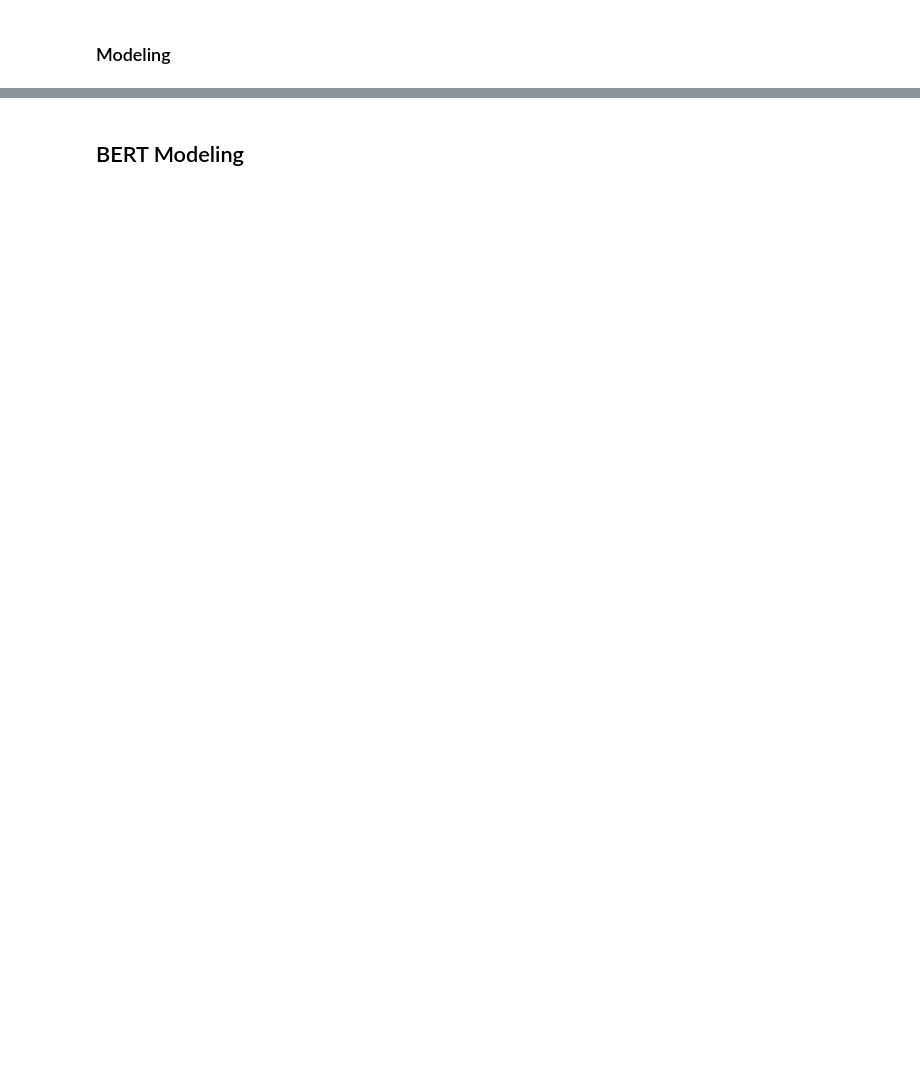
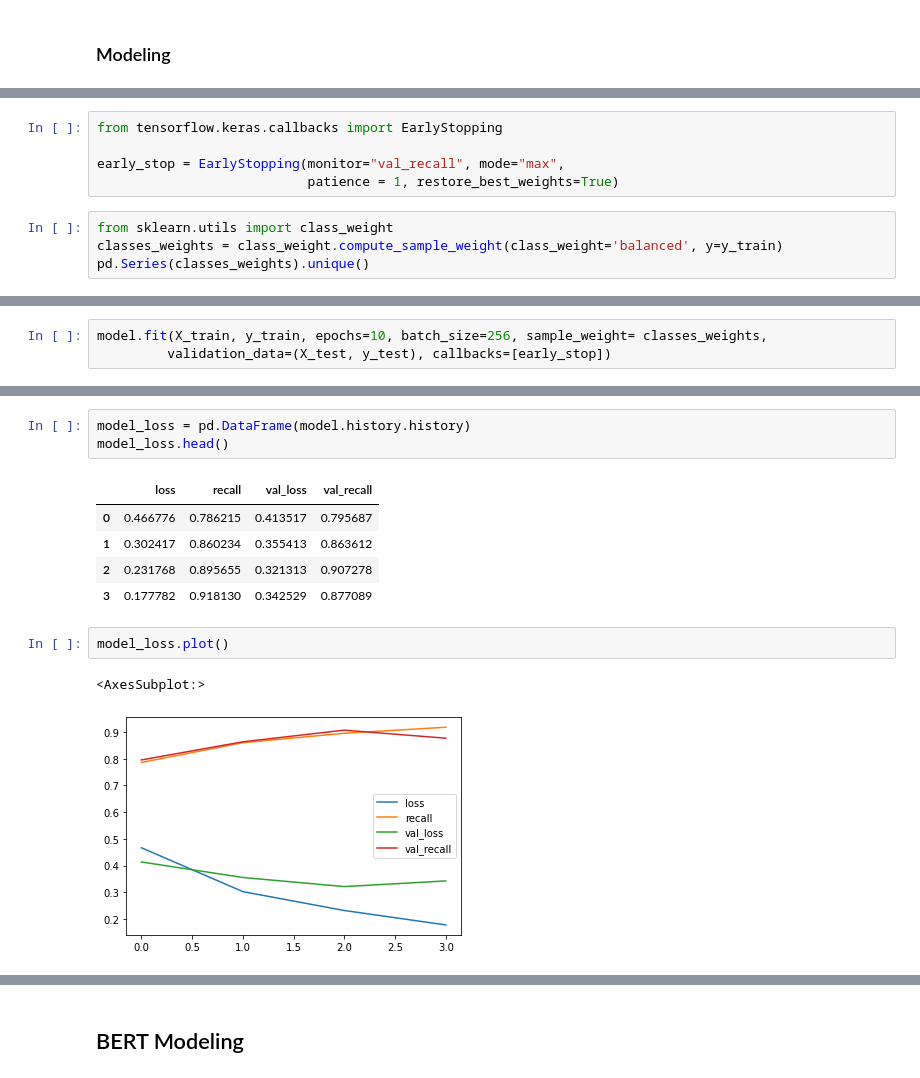
Before and after one commit to ozlenbitirgen/NLP, a Jupyter notebook: NLP_Sentiment_Analysis_Project_Özlen Bitirgen.ipynb, the cells around one changed output, grey strips where cells are left out. Cells and saved outputs as stored; diff of their text form; blank space fills up the shorter version.

```diff
--- a/NLP_Sentiment_Analysis_Project_Özlen Bitirgen.ipynb
+++ b/NLP_Sentiment_Analysis_Project_Özlen Bitirgen.ipynb
@@ -812,0 +894,9 @@ weighted avg       0.92      0.92      0.92     20376
+# %%
+from tensorflow.keras.callbacks import EarlyStopping
+
+early_stop = EarlyStopping(monitor="val_recall", mode="max",
+                           patience = 1, restore_best_weights=True)
+# %%
+from sklearn.utils import class_weight
+classes_weights = class_weight.compute_sample_weight(class_weight='balanced', y=y_train)
+pd.Series(classes_weights).unique()
@@ -812,0 +905,3 @@ weighted avg       0.92      0.92      0.92     20376
+# %%
+model.fit(X_train, y_train, epochs=10, batch_size=256, sample_weight= classes_weights,
+         validation_data=(X_test, y_test), callbacks=[early_stop])
@@ -812,0 +918,14 @@ weighted avg       0.92      0.92      0.92     20376
+# %%
+model_loss = pd.DataFrame(model.history.history)
+model_loss.head()
+# %% [output]
+|  | loss | recall | val_loss | val_recall |
+| 0 | 0.466776 | 0.786215 | 0.413517 | 0.795687 |
+| 1 | 0.302417 | 0.860234 | 0.355413 | 0.863612 |
+| 2 | 0.231768 | 0.895655 | 0.321313 | 0.907278 |
+| 3 | 0.177782 | 0.918130 | 0.342529 | 0.877089 |
+# %%
+model_loss.plot()
+# %% [output]
+<AxesSubplot:>
+[figure, added]
```
Also changed, not shown: parts of 33 cells of this notebook.
